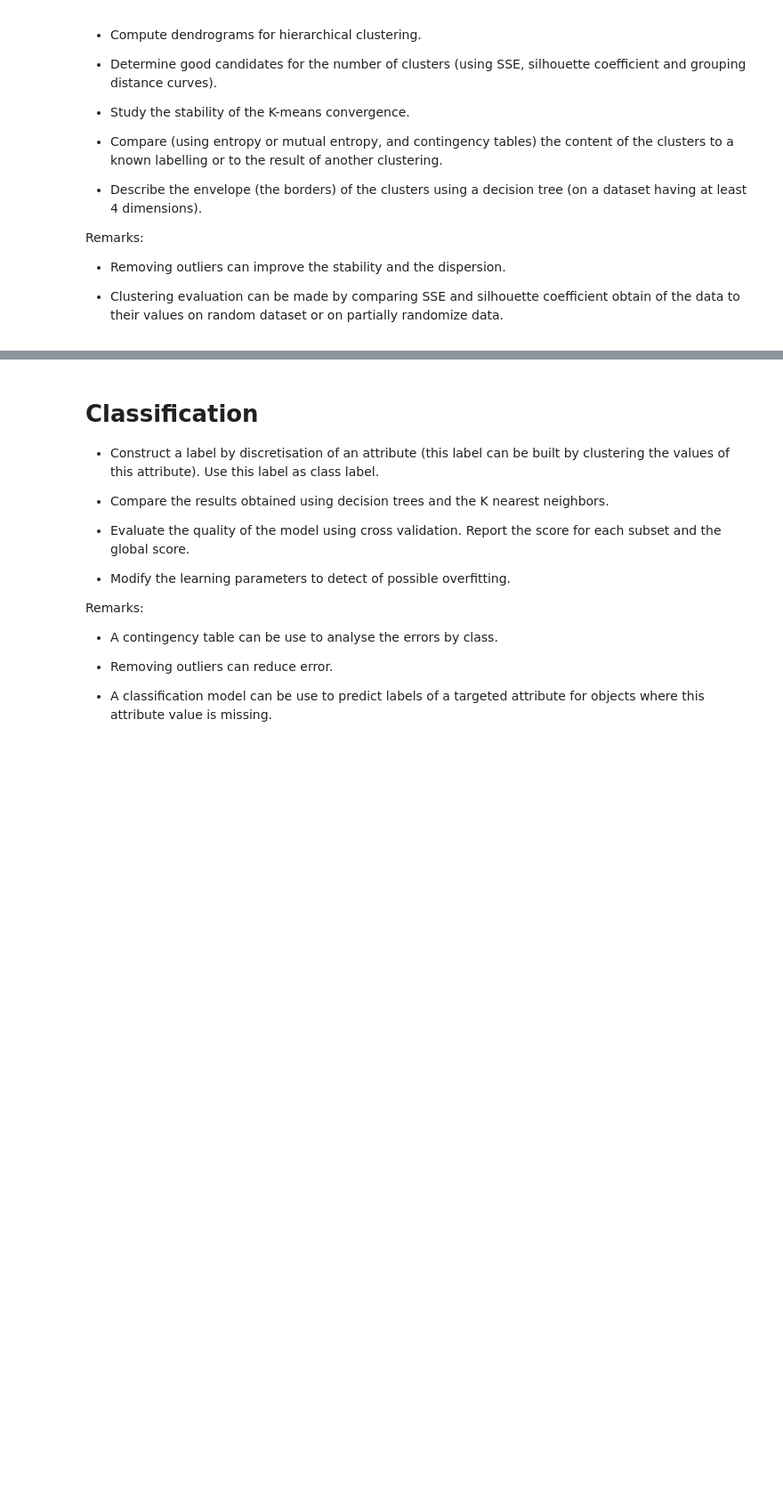
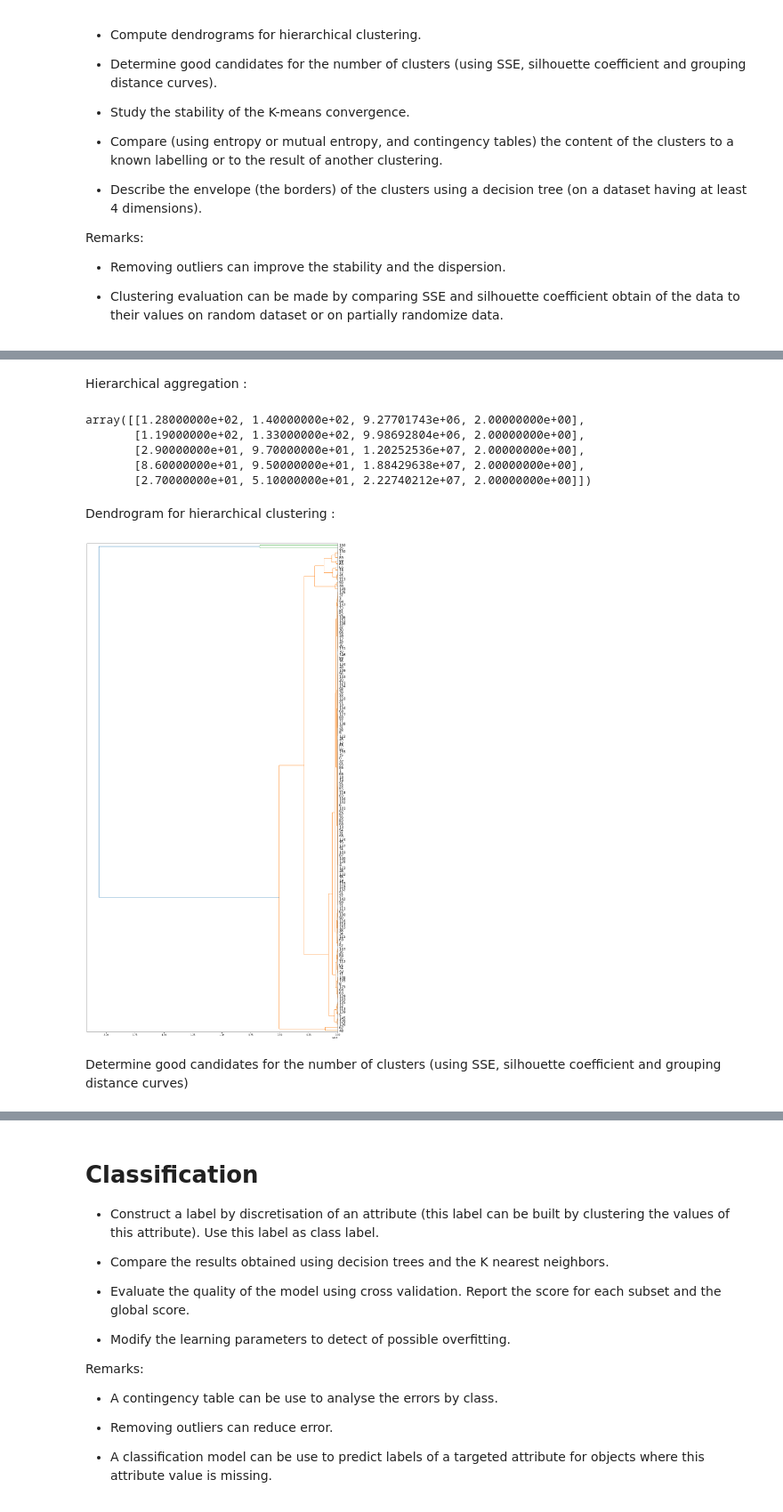
Before and after one commit to DangerousWizardry/ProjetIA, a Jupyter notebook: ProjetIA.ipynb, the cells around one changed output, grey strips where cells are left out. Shown at 89% size. Drawn from its saved outputs; the diff is of its cells as text; code cells hidden in the pictures; blank space fills up the shorter version.

Commit message:
add some things to Clustering part

```diff
--- a/ProjetIA.ipynb
+++ b/ProjetIA.ipynb
@@ -105,3 +163,11 @@ Remarks:
 - Removing outliers can improve the stability and the dispersion.
 
 - Clustering evaluation can be made by comparing SSE and silhouette coefficient obtain of the data to their values on random dataset or on partially randomize data.
+# %%
+#We choose to remove the object where at least 1 of the selected attributes are missing    ### tu valides? (sinon ça met une erreur dans le clustering)
+missing_attributes = pd.DataFrame(data.apply(pd.Series.value_counts, axis=1)[".."])
+missing_attributes_index = missing_attributes.index[missing_attributes[".."] > 0]
+if (len(missing_attributes_index)>0):
+    data.drop(missing_attributes_index,inplace=True)
+print(len(missing_attributes_index))
+data
@@ -107,0 +189,7 @@ Remarks:
+# %%
+objects_=data.drop(['country_name'],axis=1)
+objects=objects_.drop(['country_code'],axis=1)
+km=KMeans() # create a KMeans object (n_clusters=8 par défaut)
+km.fit(objects) # compute the clusters
+centroids=km.cluster_centers_ # get the cluster centers
+print(centroids)
@@ -107,0 +217,21 @@ Remarks:
+# %% [markdown]
+Hierarchical aggregation :
+# %%
+import scipy.cluster.hierarchy as sch
+Z = sch.linkage(objects, method='complete', metric='euclidean')
+Z[:5]
+# %% [output]
+array([[1.28000000e+02, 1.40000000e+02, 9.27701743e+06, 2.00000000e+00],
+       [1.19000000e+02, 1.33000000e+02, 9.98692804e+06, 2.00000000e+00],
+       [2.90000000e+01, 9.70000000e+01, 1.20252536e+07, 2.00000000e+00],
+       [8.60000000e+01, 9.50000000e+01, 1.88429638e+07, 2.00000000e+00],
+       [2.70000000e+01, 5.10000000e+01, 2.22740212e+07, 2.00000000e+00]])
+# %% [markdown]
+Dendrogram for hierarchical clustering :
+# %%
+fig = plt.figure(figsize=(20, 40))
+dendro = sch.dendrogram(Z, orientation='left', leaf_rotation=0, leaf_font_size=15)
+# %% [output]
+[figure, added]
+# %% [markdown]
+Determine good candidates for the number of clusters (using SSE, silhouette coefficient and grouping distance curves)
```
Also changed, not shown: parts of 17 cells of this notebook.
